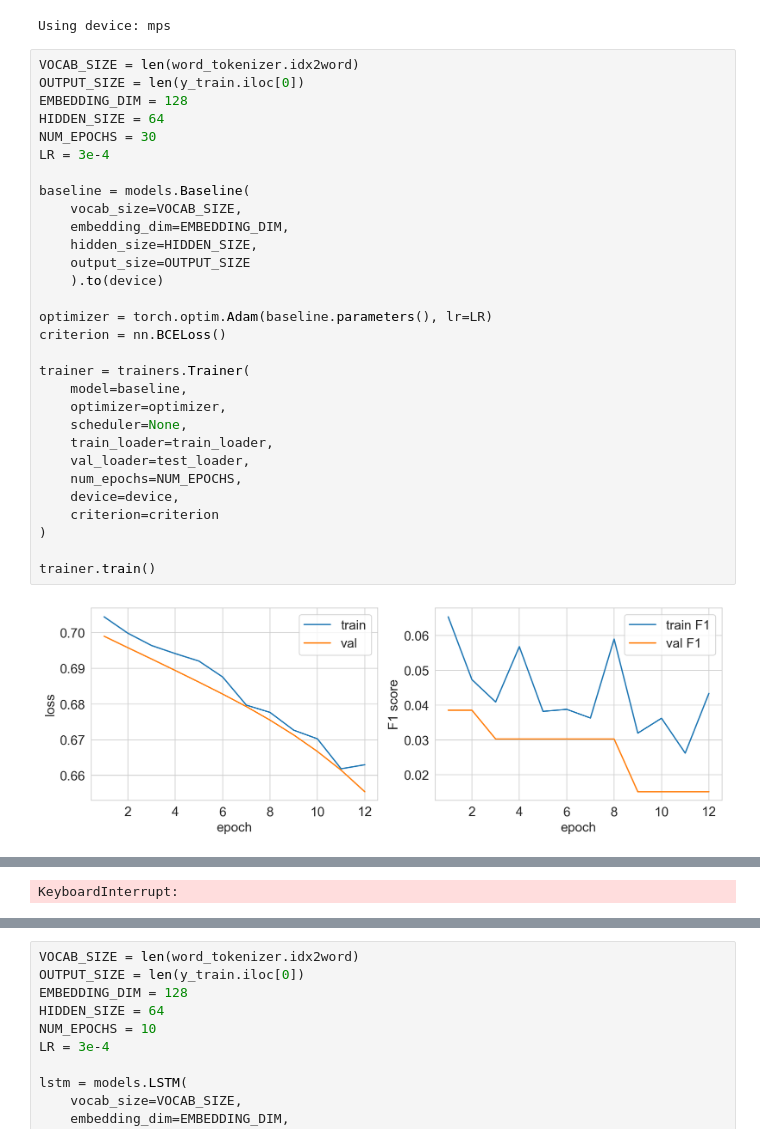
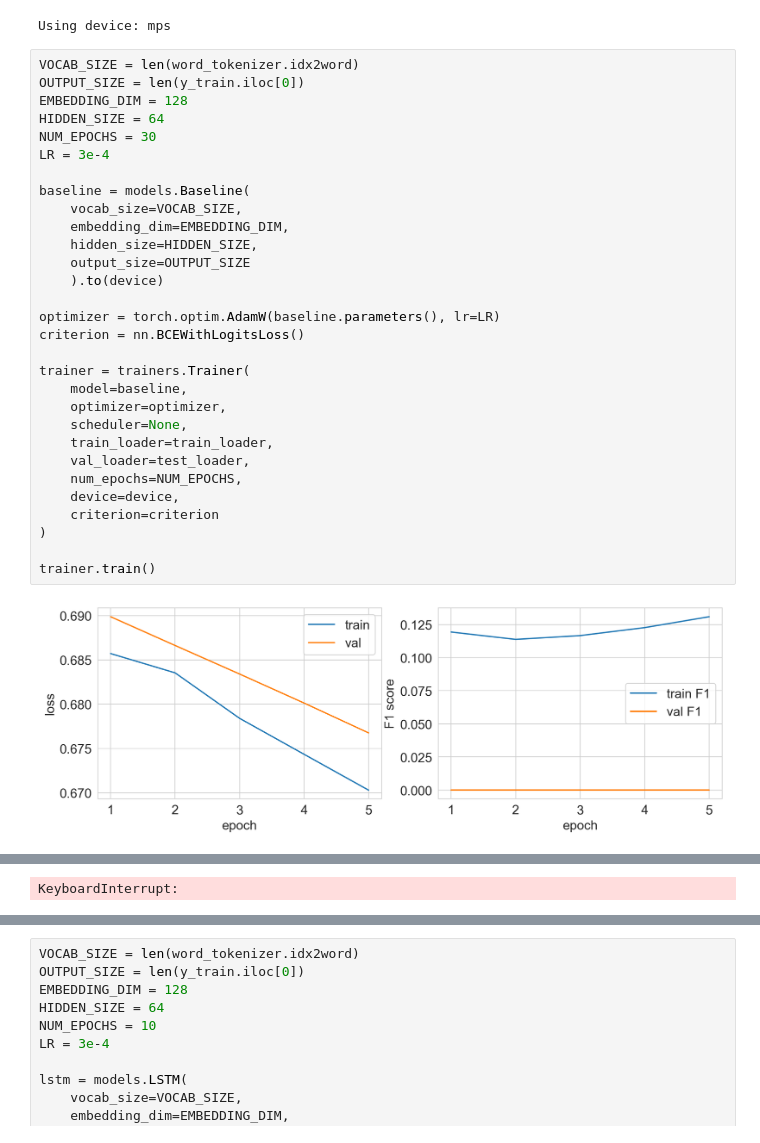
Before and after one commit to aapetukhov/NLP, a Jupyter notebook: nlp_hw2/nlp_hw2.ipynb, the cells around one changed output, grey strips where cells are left out. Cells and saved outputs as stored; diff of their text form.

```diff
--- a/nlp_hw2/nlp_hw2.ipynb
+++ b/nlp_hw2/nlp_hw2.ipynb
@@ -190,32 +193,32 @@ Using device: mps
 # %%
 VOCAB_SIZE = len(word_tokenizer.idx2word)
 OUTPUT_SIZE = len(y_train.iloc[0])
 EMBEDDING_DIM = 128
 HIDDEN_SIZE = 64
 NUM_EPOCHS = 30
 LR = 3e-4
 
 baseline = models.Baseline(
     vocab_size=VOCAB_SIZE,
     embedding_dim=EMBEDDING_DIM,
     hidden_size=HIDDEN_SIZE,
     output_size=OUTPUT_SIZE
     ).to(device)
 
-optimizer = torch.optim.Adam(baseline.parameters(), lr=LR)
-criterion = nn.BCELoss()
+optimizer = torch.optim.AdamW(baseline.parameters(), lr=LR)
+criterion = nn.BCEWithLogitsLoss()
 
 trainer = trainers.Trainer(
     model=baseline,
     optimizer=optimizer,
     scheduler=None,
     train_loader=train_loader,
     val_loader=test_loader,
     num_epochs=NUM_EPOCHS,
     device=device,
     criterion=criterion
 )
 
 trainer.train()
 # %% [output]
-[figure, old version]
+[figure, new version]
```
Also changed, not shown: parts of 4 cells of this notebook, 2 other files.
